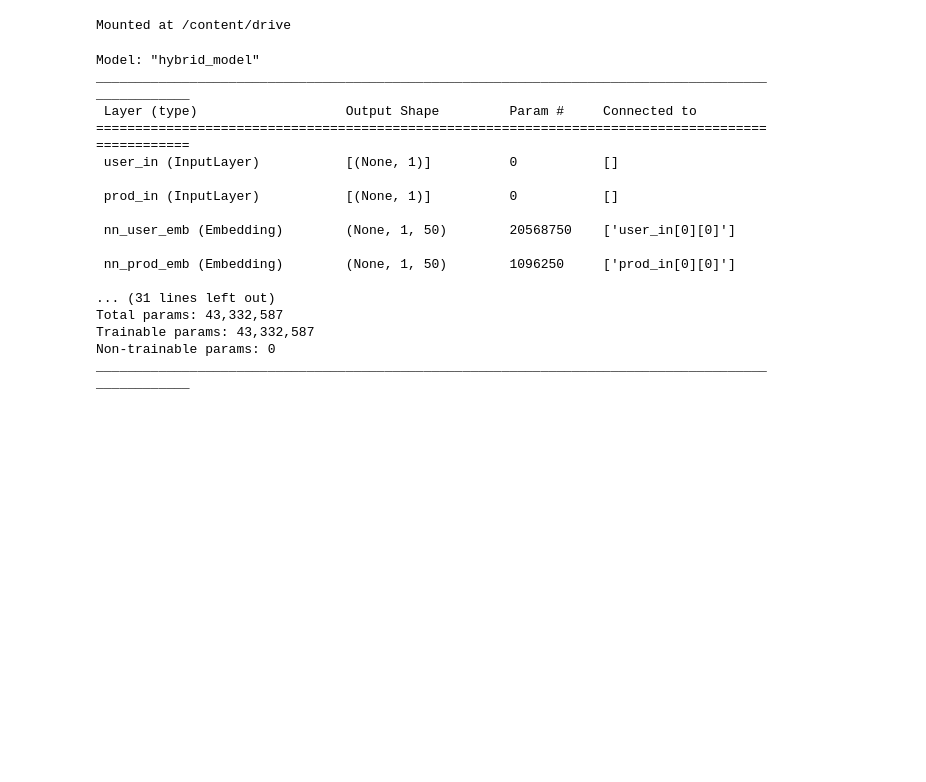
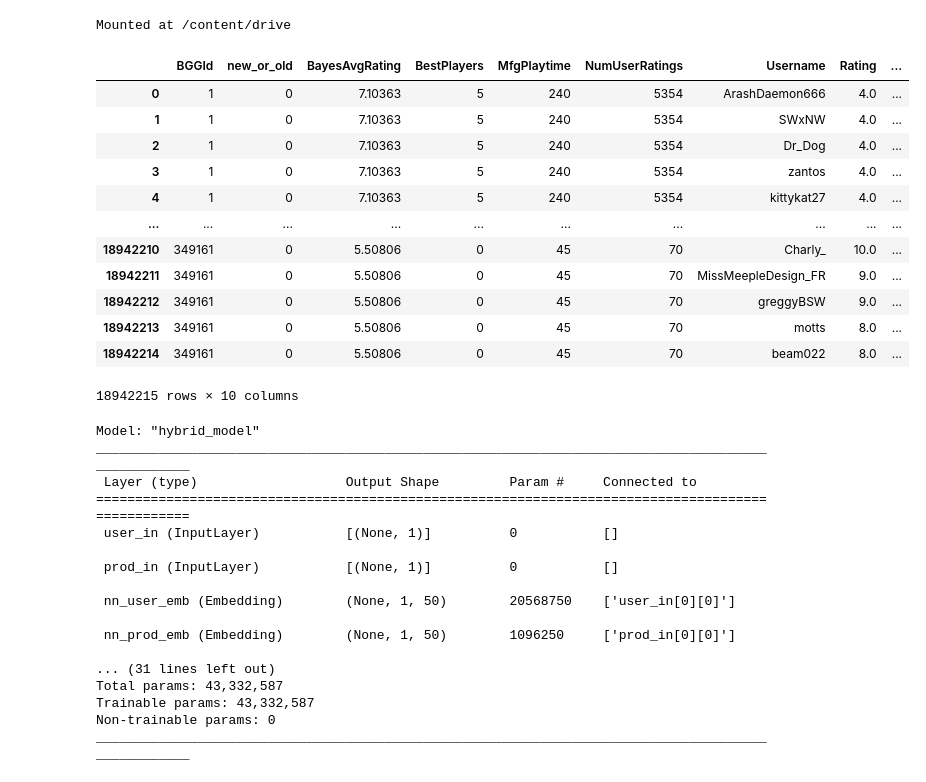
Before and after one commit to JohnathanJack/boardgame-recommender, a Jupyter notebook: src/hybrid_model.ipynb, the cells around one changed output. Saved outputs shown, nothing was run; the diff lists cells and outputs as text; code cells hidden in the pictures; blank space fills up the shorter version.

Commit message:
added a function to simplify dataframe creation

```diff
--- a/src/hybrid_model.ipynb
+++ b/src/hybrid_model.ipynb
@@ -25,8 +24,8 @@ game_df = pd.read_csv('/content/drive/MyDrive/Colab Notebooks/games.csv')
 # %%
 ## Local pc
-# df = pd.read_csv('C:/Users/John/Documents/LHL Lecture Material/boardgame-recommender/data/user_ratings.csv')
-# df = df[['Username','BGGId','Rating']]
-# game_df = pd.read_csv('C:/Users/John/Documents/LHL Lecture Material/boardgame-recommender/data/games.csv')
+df = pd.read_csv('C:/Users/John/Documents/LHL Lecture Material/boardgame-recommender/data/user_ratings.csv')
+df = df[['Username','BGGId','Rating']]
+game_df = pd.read_csv('C:/Users/John/Documents/LHL Lecture Material/boardgame-recommender/data/games.csv')
 # %%
 # Ensure all datapoints are the same type
 df['Username'] = df['Username'].astype(str)
@@ -49,13 +48,6 @@ def recent_game(date):
         return 0
 
 game_df['new_or_old'] = game_df['YearPublished'].apply(recent_game)
-# %%
-# Create new dataframe with all the content based features
-feats = ['BGGId','new_or_old','BayesAvgRating','BestPlayers','MfgPlaytime','NumUserRatings']
-feats_df = game_df[feats]
-comb_feats_df = df.merge(feats_df, on='BGGId')
-feats = ['new_or_old','BayesAvgRating','BestPlayers','MfgPlaytime','NumUserRatings']
-feats_to_scale = ['BayesAvgRating','MfgPlaytime','NumUserRatings']
 # %%
 # Encode the BGGId and Username to a certain value via a dictionary
 user_ids = df['Username'].unique().tolist()
@@ -68,0 +57,37 @@ comb_feats_df['game'] = comb_feats_df['BGGId'].map(game2game_encoded)
+# %%
+def df_with_features(df1, df2):
+    """
+        Creates a dataframe with the necessary features (Username, BGGId, Rating, user, game, new_or_old, BayesAvgRating, BestPlayers, MfgPlaytime, NumUserRatings) for predictions
+
+        Parameters:
+            df1: Dataframe with features: YearPublished, BayesAvgRating, BestPlayers, MfgPlaytime, NumUserRatings
+            df2: Dataframe with features: Username, BGGId, Rating
+
+        Returns:
+            A combined dataframe with the features: Username, BGGId, Rating, user, game, new_or_old, BayesAvgRating, BestPlayers, MfgPlaytime, NumUserRatings
+
+    """
+
+    feats = ['BGGId','new_or_old','BayesAvgRating','BestPlayers','MfgPlaytime','NumUserRatings']
+    feats_df = df1[feats]
+    combined_features_df = feats_df.merge(df2, on='BGGId')
+    combined_features_df['user_encode'] = combined_features_df['Username'].map(user2user_encoded)
+    combined_features_df['bggid_encode'] = combined_features_df['BGGId'].map(game2game_encoded)
+    return combined_features_df
+# %%
+combined_features_df = df_with_features(game_df, df)
+combined_features_df
+# %% [output]
+|  | BGGId | new_or_old | BayesAvgRating | BestPlayers | MfgPlaytime | NumUserRatings | Username | Rating | ... |
+| 0 | 1 | 0 | 7.10363 | 5 | 240 | 5354 | ArashDaemon666 | 4.0 | ... |
+| 1 | 1 | 0 | 7.10363 | 5 | 240 | 5354 | SWxNW | 4.0 | ... |
+| 2 | 1 | 0 | 7.10363 | 5 | 240 | 5354 | Dr_Dog | 4.0 | ... |
+| 3 | 1 | 0 | 7.10363 | 5 | 240 | 5354 | zantos | 4.0 | ... |
+| 4 | 1 | 0 | 7.10363 | 5 | 240 | 5354 | kittykat27 | 4.0 | ... |
+| ... | ... | ... | ... | ... | ... | ... | ... | ... | ... |
+| 18942210 | 349161 | 0 | 5.50806 | 0 | 45 | 70 | Charly_ | 10.0 | ... |
+| 18942211 | 349161 | 0 | 5.50806 | 0 | 45 | 70 | MissMeepleDesign_FR | 9.0 | ... |
+| 18942212 | 349161 | 0 | 5.50806 | 0 | 45 | 70 | greggyBSW | 9.0 | ... |
+| 18942213 | 349161 | 0 | 5.50806 | 0 | 45 | 70 | motts | 8.0 | ... |
+| 18942214 | 349161 | 0 | 5.50806 | 0 | 45 | 70 | beam022 | 8.0 | ... |
+18942215 rows × 10 columns
```
Also changed, not shown: parts of 8 cells of this notebook.
